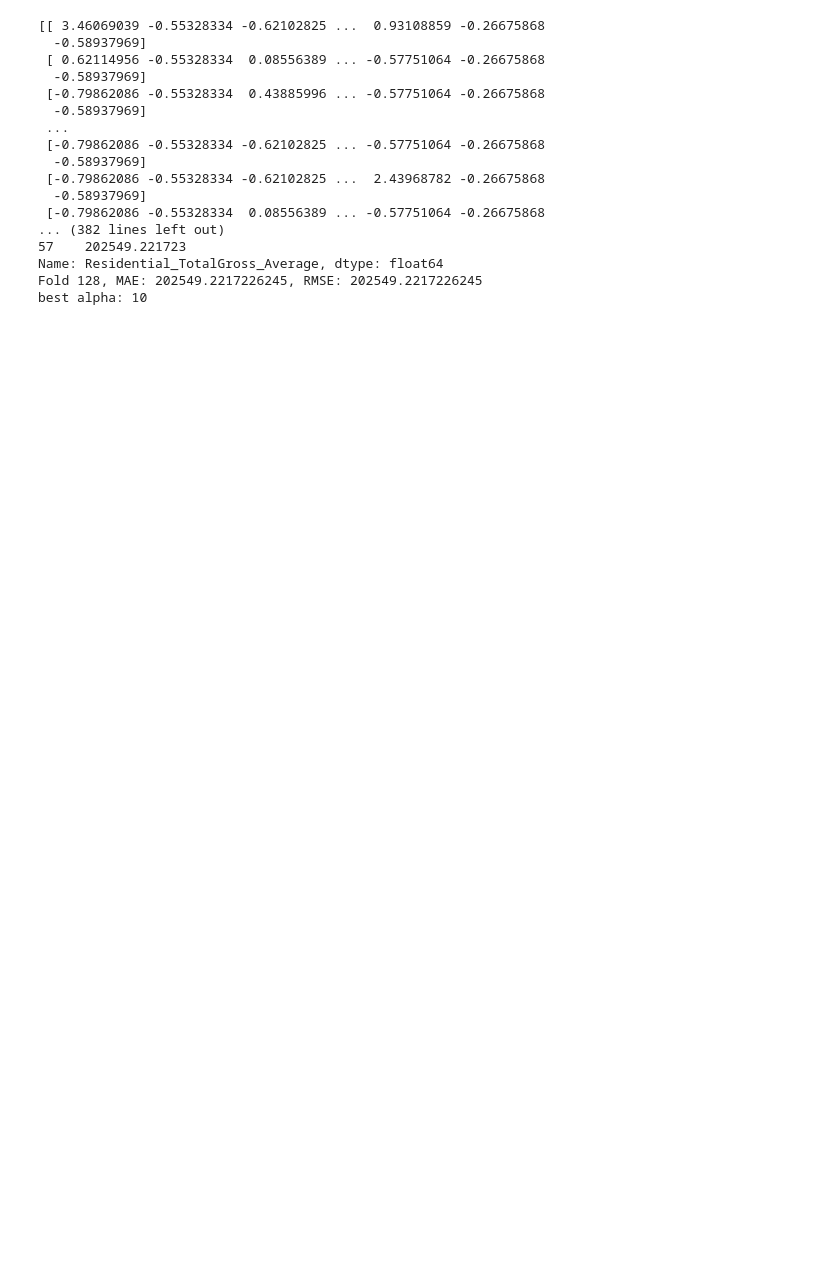
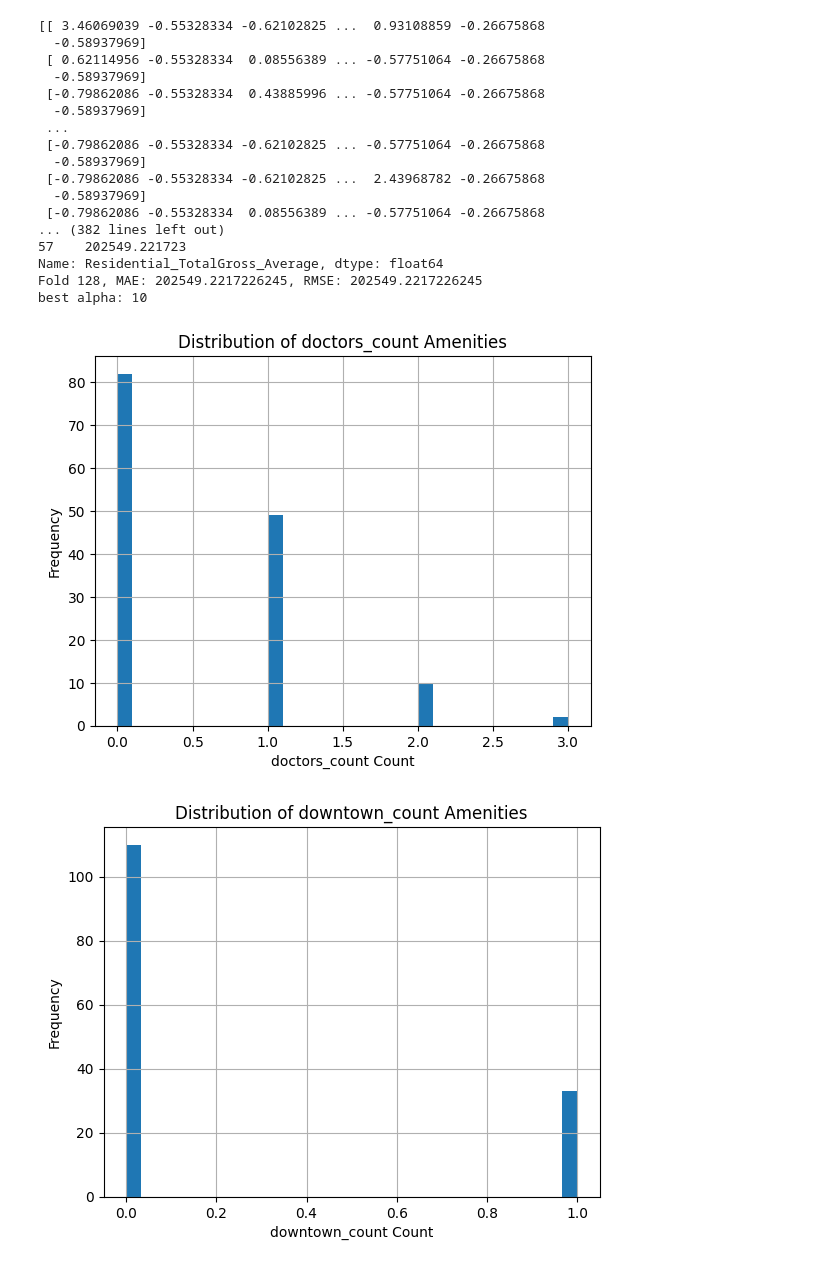
Before and after one commit to alex-wang101/CSJ, a Jupyter notebook: HouseNet/HouseNet.ipynb, the cells around one changed output. Cells and saved outputs as stored; diff of their text form; code cells hidden in the pictures; blank space fills up the shorter version.

```diff
--- a/HouseNet/HouseNet.ipynb
+++ b/HouseNet/HouseNet.ipynb
@@ -120,6 +120,7 @@ Final Model - R2: -0.3884745749199172, MAE: 298096.4965248371, RMSE: 375566.3954
 # %%
 # Lasso regression with cross-validation
 from sklearn.linear_model import LassoCV
+from sklearn.model_selection import KFold
 from sklearn.preprocessing import StandardScaler
 
 # Scale the features
@@ -130,10 +131,11 @@ x_test_scaled = scaler.transform(x_test)
 
 model = LassoCV(
     alphas=np.logspace(-6, 6, 100),
-    cv=10,
+    cv=5,
     random_state=42,
     max_iter=10000,
 )
+loo = KFold(n_splits=128, shuffle=True, random_state=42)
 mae_scores = []
 rmse_scores = []
 r2_scores = []
@@ -171,0 +174,17 @@ best alpha: 542098.5261522867
+# %%
+model = LassoCV(
+    alphas=np.logspace(-6, 6, 100),
+    cv=10,
+    random_state=42,
+    max_iter=10000,
+)
+
+model.fit(x_train_scaled, y_train)
+
+# Test on truly unseen data
+test_predictions = model.predict(x_test_scaled)
+test_mae = mean_absolute_error(y_test, test_predictions)
+
+print(f"Test MAE: {test_mae}")
+print(f"Best alpha: {model.alpha_}")
+print(f"CV Score: {model.score(x_train_scaled, y_train)}")
@@ -223,3 +246,14 @@ best alpha: 10
 import shap
 explainer = shap.LinearExplainer(model, x_train_scaled, feature_perturbation="correlation_dependent")
 shap_values = explainer.shap_values(x_test_scaled)
+# %%
+for i in range(len(x.columns) - 1):
+    amenities = x.columns[i]
+    df[amenities].hist(bins=30)
+    plt.title(f"Distribution of {amenities} Amenities")
+    plt.xlabel(f'{amenities} Count')
+    plt.ylabel("Frequency")
+    plt.show()
+# %% [output]
+[figure, added]
+[figure, added]
```
Also changed, not shown: parts of 5 cells of this notebook, 2 other files.
